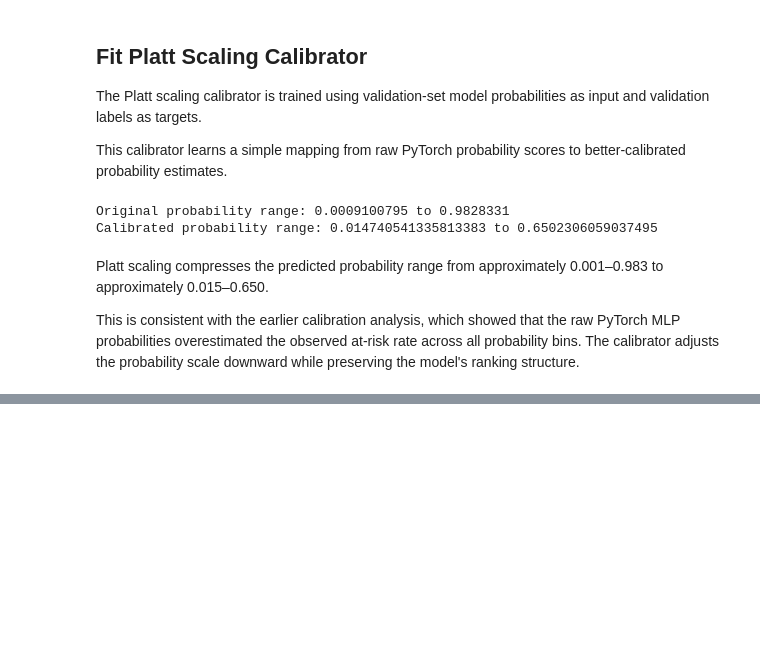
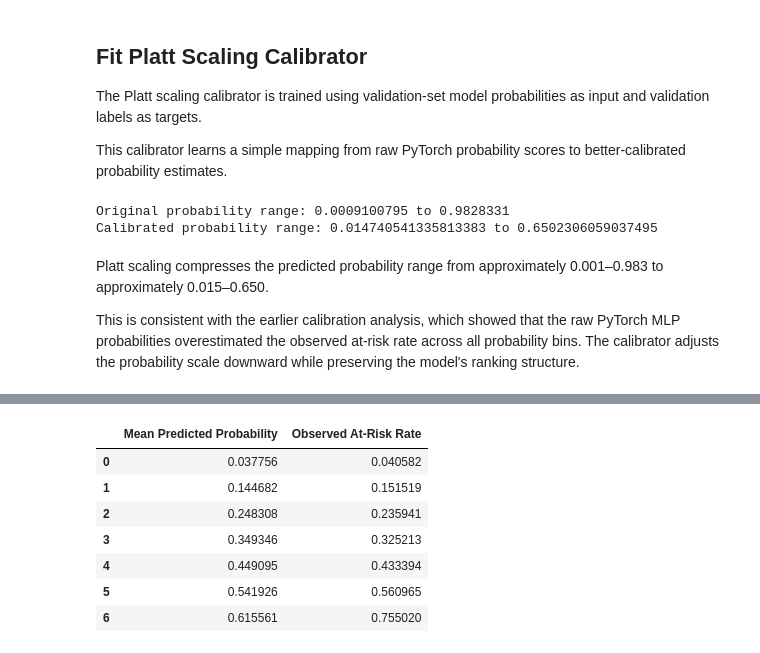
Before and after one commit to jayjay0317/diabetes-risk-reliability-pytorch, a Jupyter notebook: notebooks/04_calibration_uncertainty.ipynb, the cells around one changed output, grey strips where cells are left out. Cells and saved outputs as stored; diff of their text form; code cells hidden in the pictures; blank space fills up the shorter version.

```diff
--- a/notebooks/04_calibration_uncertainty.ipynb
+++ b/notebooks/04_calibration_uncertainty.ipynb
@@ -417,0 +447,24 @@ This is consistent with the earlier calibration analysis, which showed that the
+# %%
+# Compute calibration curve for calibrated probabilities
+prob_true_calibrated, prob_pred_calibrated = calibration_curve(
+    test_targets,
+    test_probs_calibrated,
+    n_bins=10,
+    strategy="uniform"
+)
+
+calibration_results_calibrated = pd.DataFrame({
+    "Mean Predicted Probability": prob_pred_calibrated,
+    "Observed At-Risk Rate": prob_true_calibrated
+})
+
+calibration_results_calibrated
+# %% [output]
+|  | Mean Predicted Probability | Observed At-Risk Rate |
+| 0 | 0.037756 | 0.040582 |
+| 1 | 0.144682 | 0.151519 |
+| 2 | 0.248308 | 0.235941 |
+| 3 | 0.349346 | 0.325213 |
+| 4 | 0.449095 | 0.433394 |
+| 5 | 0.541926 | 0.560965 |
+| 6 | 0.615561 | 0.755020 |
```
Also changed, not shown: parts of 5 cells of this notebook.
